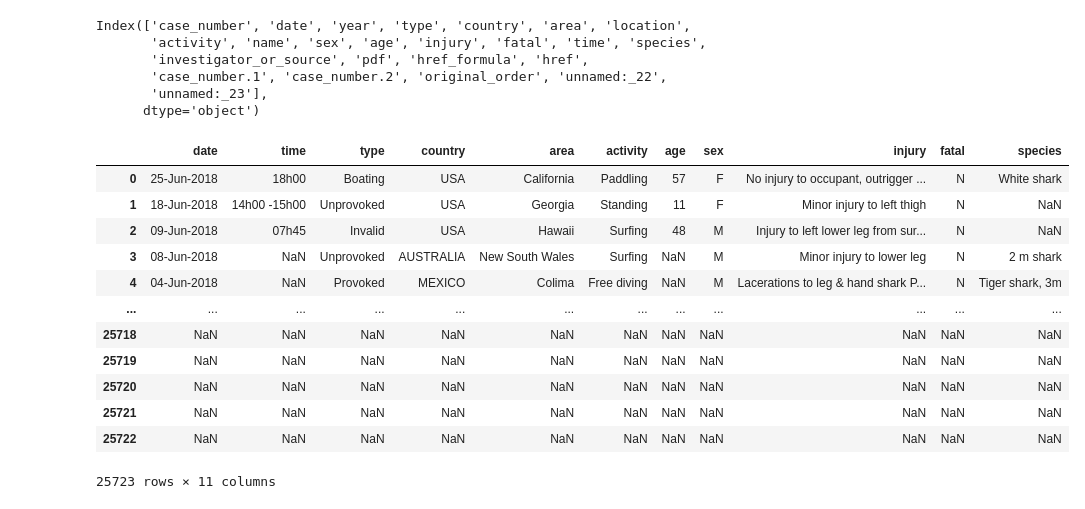
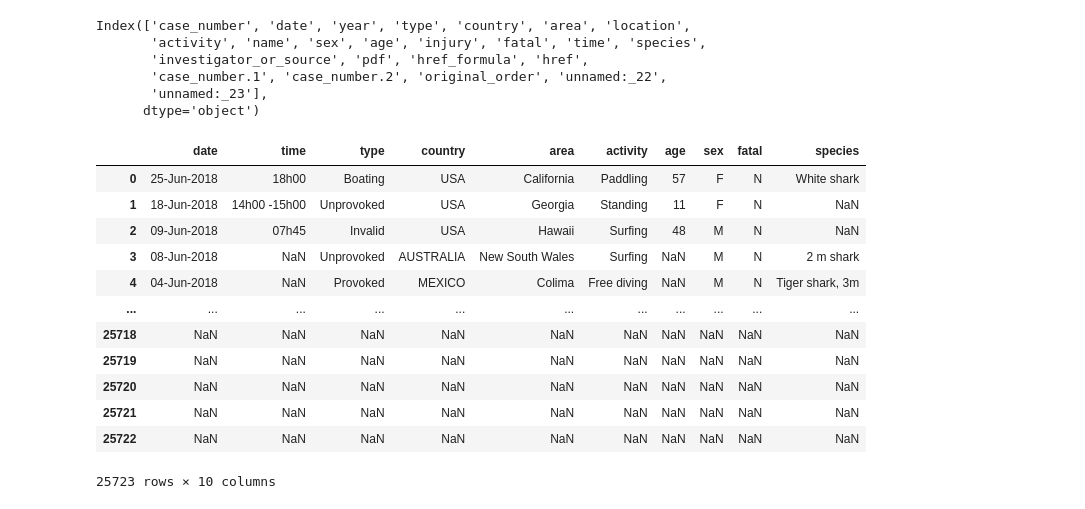
Before and after one commit to WyattGwyon/data-cleaning-pandas, a Jupyter notebook: analysis.ipynb, the cells around one changed output. Drawn from its saved outputs; the diff is of its cells as text; code cells hidden in the pictures.

```diff
--- a/analysis.ipynb
+++ b/analysis.ipynb
@@ -109,24 +110,24 @@ Index(['case_number', 'date', 'year', 'type', 'country', 'area', 'location',
 # %%
 # We eliminate rows that don't contain enough data to work with setting thresh to a number that contain a minimum
 # amount of columns with information
 # Column names have whitespace. We can clean that up with .strip()
 # We will also put everything in lowercase
-df_columns = df[["date", "time", "type", "country", "area", "activity", "age", "sex", "injury", "fatal", "species"]]
+df_columns = df[["date", "time", "type", "country", "area", "activity", "age", "sex", "fatal", "species"]]
 df_columns
 # %% [output]
-|  | date | time | type | country | area | activity | age | sex | injury | fatal | species |
-| 0 | 25-Jun-2018 | 18h00 | Boating | USA | California | Paddling | 57 | F | No injury to occupant, outrigger ... | N | White shark |
-| 1 | 18-Jun-2018 | 14h00 -15h00 | Unprovoked | USA | Georgia | Standing | 11 | F | Minor injury to left thigh | N | NaN |
-| 2 | 09-Jun-2018 | 07h45 | Invalid | USA | Hawaii | Surfing | 48 | M | Injury to left lower leg from sur... | N | NaN |
-| 3 | 08-Jun-2018 | NaN | Unprovoked | AUSTRALIA | New South Wales | Surfing | NaN | M | Minor injury to lower leg | N | 2 m shark |
-| 4 | 04-Jun-2018 | NaN | Provoked | MEXICO | Colima | Free diving | NaN | M | Lacerations to leg & hand shark P... | N | Tiger shark, 3m |
-| ... | ... | ... | ... | ... | ... | ... | ... | ... | ... | ... | ... |
-| 25718 | NaN | NaN | NaN | NaN | NaN | NaN | NaN | NaN | NaN | NaN | NaN |
-| 25719 | NaN | NaN | NaN | NaN | NaN | NaN | NaN | NaN | NaN | NaN | NaN |
-| 25720 | NaN | NaN | NaN | NaN | NaN | NaN | NaN | NaN | NaN | NaN | NaN |
-| 25721 | NaN | NaN | NaN | NaN | NaN | NaN | NaN | NaN | NaN | NaN | NaN |
-| 25722 | NaN | NaN | NaN | NaN | NaN | NaN | NaN | NaN | NaN | NaN | NaN |
+|  | date | time | type | country | area | activity | age | sex | fatal | species |
+| 0 | 25-Jun-2018 | 18h00 | Boating | USA | California | Paddling | 57 | F | N | White shark |
+| 1 | 18-Jun-2018 | 14h00 -15h00 | Unprovoked | USA | Georgia | Standing | 11 | F | N | NaN |
+| 2 | 09-Jun-2018 | 07h45 | Invalid | USA | Hawaii | Surfing | 48 | M | N | NaN |
+| 3 | 08-Jun-2018 | NaN | Unprovoked | AUSTRALIA | New South Wales | Surfing | NaN | M | N | 2 m shark |
+| 4 | 04-Jun-2018 | NaN | Provoked | MEXICO | Colima | Free diving | NaN | M | N | Tiger shark, 3m |
+| ... | ... | ... | ... | ... | ... | ... | ... | ... | ... | ... |
+| 25718 | NaN | NaN | NaN | NaN | NaN | NaN | NaN | NaN | NaN | NaN |
+| 25719 | NaN | NaN | NaN | NaN | NaN | NaN | NaN | NaN | NaN | NaN |
+| 25720 | NaN | NaN | NaN | NaN | NaN | NaN | NaN | NaN | NaN | NaN |
+| 25721 | NaN | NaN | NaN | NaN | NaN | NaN | NaN | NaN | NaN | NaN |
+| 25722 | NaN | NaN | NaN | NaN | NaN | NaN | NaN | NaN | NaN | NaN |
-25723 rows × 11 columns
+25723 rows × 10 columns
 # %%
 # We want to eliminated rows that don't contain sufficient information.
 # Here, We have decided to elminate rows that don't fill at least 6 columns
```
Also changed, not shown: parts of 13 cells of this notebook, 1 other file.
